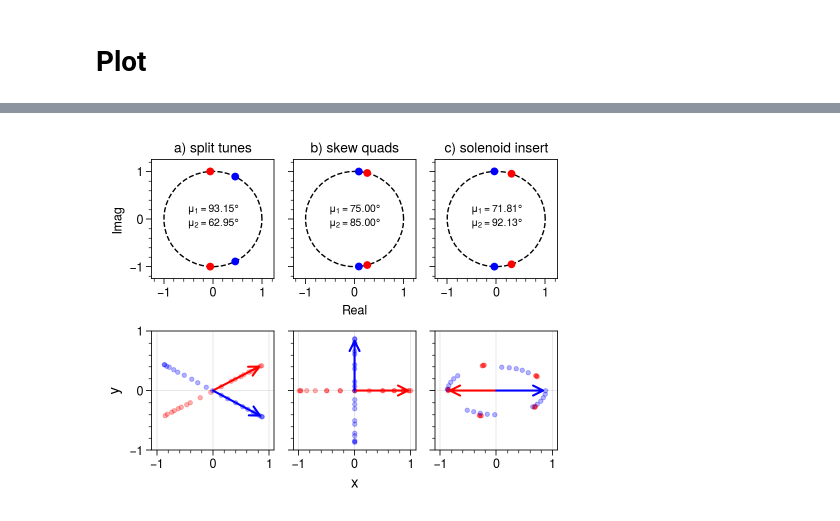
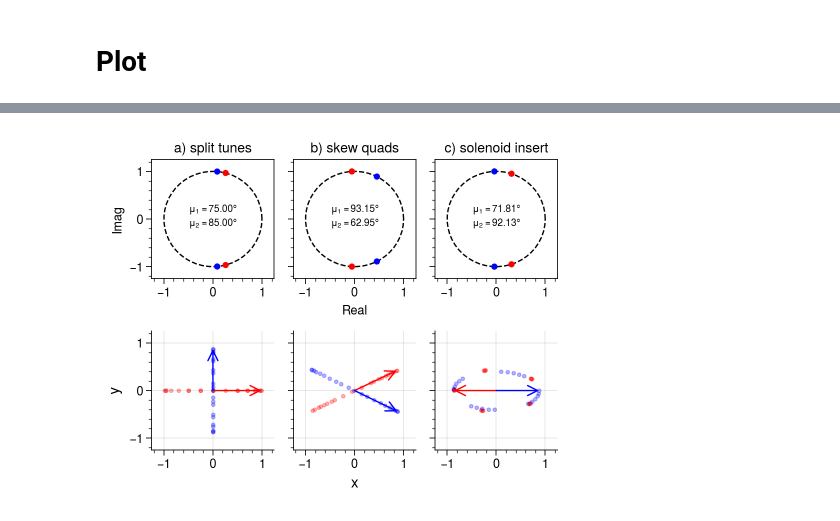
Before and after one commit to austin-hoover/accphys-tools, a Jupyter notebook: pyorbit_studies/matching/comparison/transfer_matrices_FODO/analysis.ipynb, the cells around one changed output, grey strips where cells are left out. Drawn from its saved outputs; the diff is of its cells as text; code cells hidden in the pictures.

```diff
--- a/pyorbit_studies/matching/comparison/transfer_matrices_FODO/analysis.ipynb
+++ b/pyorbit_studies/matching/comparison/transfer_matrices_FODO/analysis.ipynb
@@ -15,6 +16,7 @@ from tools.utils import list_files, show
 # Settings
 # %%
 plot.rc['figure.facecolor'] = 'white'
+plot.rc['cycle'] = 'default'
 plot.rc.style = None
 colormap = plt.cm.viridis
 dpi=500
@@ -66,7 +68,8 @@ lattice_names = [
 # Plot
 # %%
 nrows, ncols, _, _ = transfer_mats_arr.shape
-s = 25
+s = 20
+fontsize=8
 
 fig, axes = plot.subplots(nrows=nrows, ncols=ncols, figsize=(13, 6.5), hspace=0, wspace=0)
 myplt.set_labels(axes[0, :], ['Q = {:.2e}'.format(Q) for Q in perveances], 'title')
@@ -83,11 +86,11 @@ for i in range(nrows):
         eigvals, eigvecs = np.linalg.eig(M)
         ax.scatter(eigvals.real, eigvals.imag,  s=s, c=('r', 'r', 'b', 'b'), zorder=1)
         mu1, _, mu2, _ = np.degrees(np.arccos(eigvals.real))
-        split, fontsize = 0.05, 9
+        split, fontsize = 0.05, 8
         ax.annotate(r'$\mu_1 = {:.2f}\degree$'.format(mu1), xy=(0.5, 0.5+split),
-                    xycoords='axes fraction', horizontalalignment='center')
+                    xycoords='axes fraction', horizontalalignment='center', fontsize=fontsize)
         ax.annotate(r'$\mu_1 = {:.2f}\degree$'.format(mu2), xy=(0.5, 0.5-split),
-                    xycoords='axes fraction', horizontalalignment='center')
+                    xycoords='axes fraction', horizontalalignment='center', fontsize=fontsize)
 
 # Formatting
 scale = 1.25
@@ -105,16 +108,17 @@ plt.savefig('_output/figures/eigvals.png', dpi=dpi, facecolor='w')
 # %%
-fig, axes = plot.subplots(nrows=nrows, ncols=ncols, figsize=(13, 8), hspace=0, wspace=0)
+fig, axes = plot.subplots(nrows=nrows, ncols=ncols, figsize=(14, 7), hspace=0, wspace=0)
 myplt.set_labels(axes[0, :], ['Q = {:.2e}'.format(Q) for Q in perveances], 'title')
 scale = 1.25
 axes.format(
     suptitle='Perveance',
-    xlim=(-scale, scale), ylim=(-scale, scale), xlabel='x', ylabel='y',
+    xlim=(-scale, scale), ylim=(-scale, scale),
+    xlabel='x', ylabel='y',
     xticks=[-1, 0, 1], yticks=[-1, 0, 1],
-    rowlabels=lattice_names,
+    leftlabels=lattice_names,
 )
 for i in range(nrows):
     for ax, M in zip(axes[i, :], transfer_mats_arr[i]):
-        myplt.eigvec_trajectory(ax, M, 'x', 'y', s=10, lw=2)
+        myplt.eigvec_trajectory(ax, M, 'x', 'y', s=7, lw=1)
 
 plt.savefig('_output/figures/eigvecs.png', dpi=dpi, facecolor='w')
 # %% [output]
@@ -122,34 +126,27 @@ plt.savefig('_output/figures/eigvecs.png', dpi=dpi, facecolor='w')
 # %%
-transfer_mats = transfer_mats_arr[[2, 1, 3], 0] # fodo_split, fodo_skew, fodo_sol
+transfer_mats = transfer_mats_arr[[1, 2, 3], 0] # fodo_split, fodo_skew, fodo_sol
 
 fig, axes = plt.subplots(2, 3, figsize=(4.75, 3.75), sharex='row', sharey='row', tight_layout=True)
 
 for (ax1, ax2), M in zip(axes.T, transfer_mats):
     eigvals, eigvecs = np.linalg.eig(M)
     ax1.plot(x_circle, y_circle, 'k--', lw=1, zorder=0)
-    ax1.scatter(eigvals.real, eigvals.imag,  s=s, c=('r', 'r', 'b', 'b'), zorder=1)
-    myplt.eigvec_trajectory(ax2, M, 'x', 'y', s=10, lw=1.5)
+    ax1.scatter(eigvals.real, eigvals.imag,  s=15, c=('r', 'r', 'b', 'b'), zorder=1)
+    myplt.eigvec_trajectory(ax2, M, 'x', 'y', s=7, lw=1)
     mu1, _, mu2, _ = np.degrees(np.arccos(eigvals.real))
-    split, fontsize = 0.15, 9
-    ax1.text(0, +split, r'$\mu_1 = {:.2f}\degree$'.format(mu1),
-             horizontalalignment='center', fontsize='small')
-    ax1.text(0, -split, r'$\mu_2 = {:.2f}\degree$'.format(mu2),
-             horizontalalignment='center', fontsize='small')
-
-for ax in axes.flat:
-    ax.set_xticks([-1, 0, 1])
-    ax.set_yticks([-1, 0, 1])
+    split, fontsize = 0.06, 7
+    ax1.annotate(r'$\mu_1 = {:.2f}\degree$'.format(mu1), xy=(0.5, 0.5+split), xycoords='axes fraction', horizontalalignment='center', fontsize=fontsize)
+    ax1.annotate(r'$\mu_2 = {:.2f}\degree$'.format(mu2), xy=(0.5, 0.5-split), xycoords='axes fraction', horizontalalignment='center', fontsize=fontsize)
 
 myplt.set_labels(axes[0, :], ['a) split tunes','b) skew quads','c) solenoid insert'], 'title')
-for ax in axes[0, :]:
-    ax.set_xlim(-scale, scale)
-    ax.set_ylim(-scale, scale)
-    ax.grid(False)
+myplt.set_limits(axes.flat, 6*[(-scale, scale)], 'xy')
+myplt.toggle_grid(axes[0, :], 'off')
+myplt.despine(axes[1, :], ('top', 'right'))
 axes[0, 1].set_xlabel('Real')
 axes[0, 0].set_ylabel('Imag')
 axes[1, 1].set_xlabel(r'$x$', fontsize='large')
 axes[1, 0].set_ylabel(r'$y$', fontsize='large')
 
 plt.savefig('_output/figures/subplots.png', dpi=dpi, facecolor='w')
 # %% [output]
-[figure, old version]
+[figure, new version]
```
Also changed, not shown: parts of 4 cells of this notebook.
